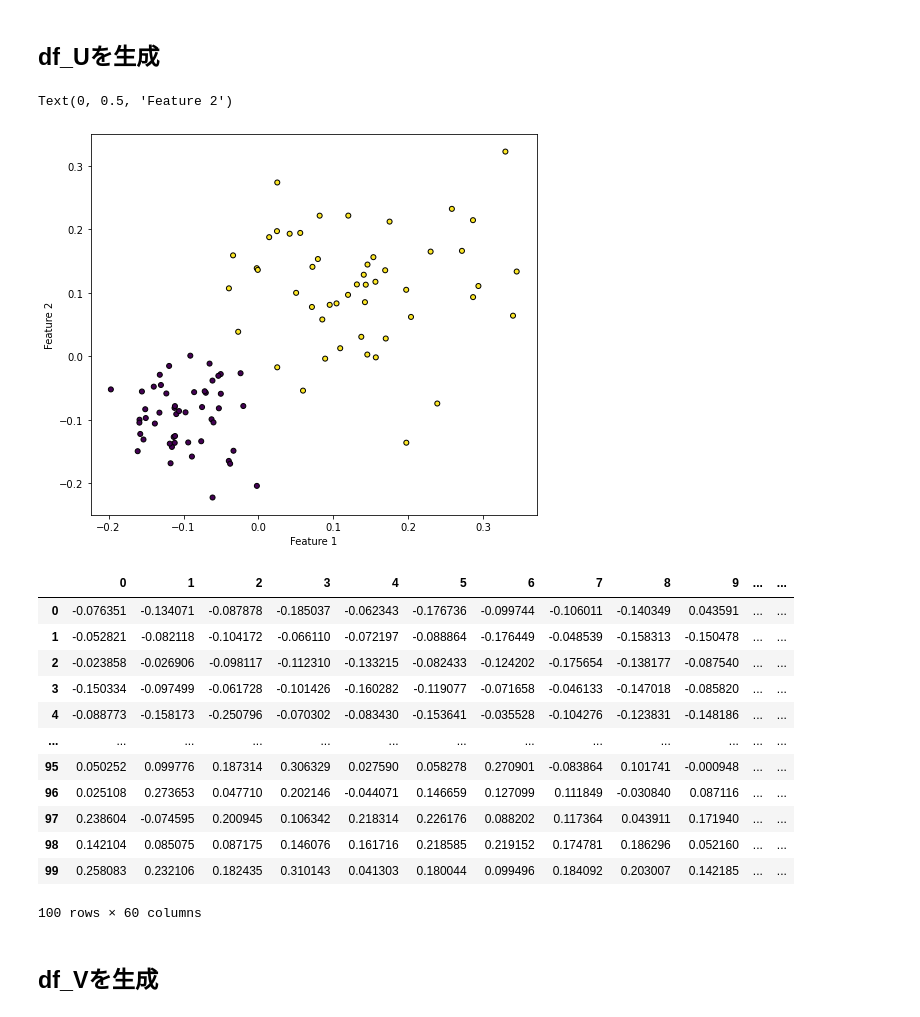
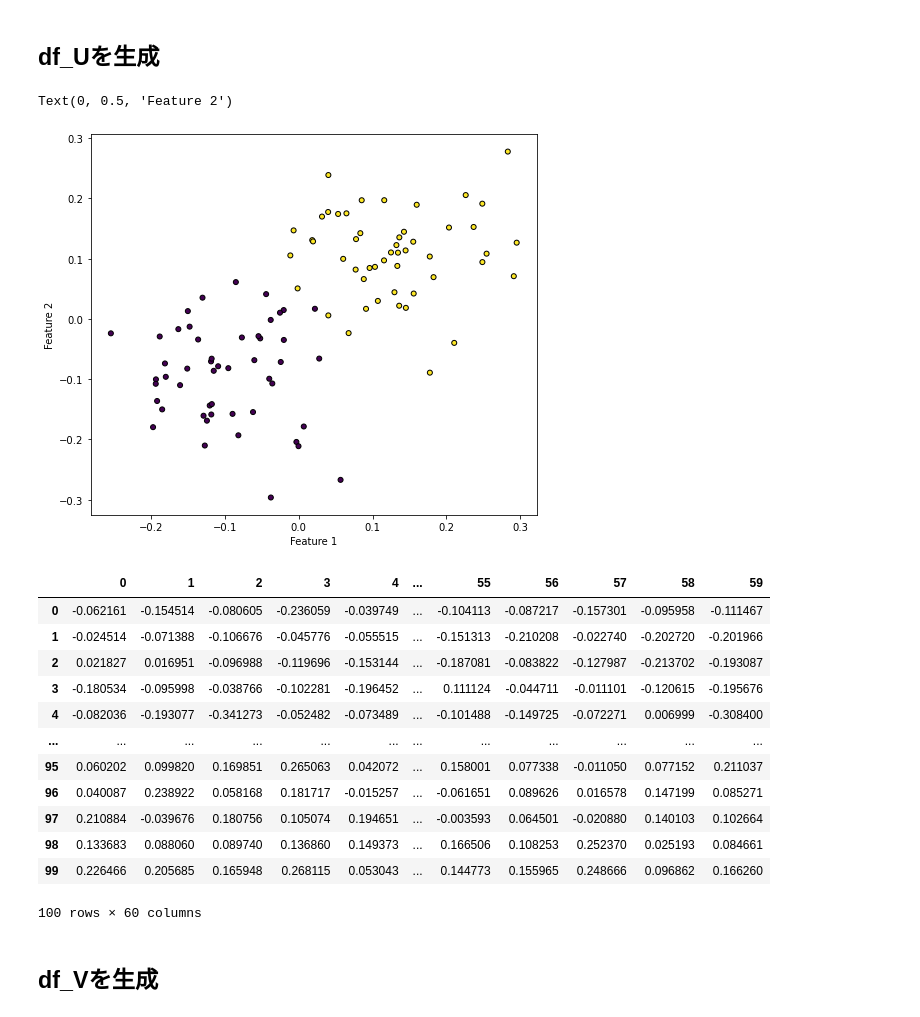
Before and after one commit to Kiyoshi-Inoue/LFACS, a Jupyter notebook: 提案手法1.ipynb, the cells around one changed output. Cells and saved outputs as stored; diff of their text form; code cells hidden in the pictures.

```diff
--- a/提案手法1.ipynb
+++ b/提案手法1.ipynb
@@ -473,7 +647,7 @@ clust_center_2=np.full(n_features,0.1)
 centers=np.array([[clust_center_1],[clust_center_2]])#クラスターの中心の座標を指定
 
 #cluster_std=np.full(len(centers),1.0) #(クラスターの中心数,クラスター内標準偏差)
-cluster_std=np.array([0.05,0.1]) #各クラスターの標準偏差
+cluster_std=np.array([0.08,0.08]) #各クラスターの標準偏差
 
 cum_sum_n_samples = np.cumsum(n_samples_per_center) #累積和の配列を作る
 
@@ -496,26 +670,26 @@ plt.xlabel("Feature 1")
 plt.ylabel("Feature 2")
 # %% [output]
 Text(0, 0.5, 'Feature 2')
-[figure, old version]
+[figure, new version]
 # %%
 #データフレームに変換
-df_U=pd.DataFrame(X)
-df_U_label=y
+df_U=pd.DataFrame(X1)
+df_U_label=y1
 df_U_original=df_U.copy()
 df_U_original
 # %% [output]
-|  | 0 | 1 | 2 | 3 | 4 | 5 | 6 | 7 | 8 | 9 | ... | ... |
-| 0 | -0.076351 | -0.134071 | -0.087878 | -0.185037 | -0.062343 | -0.176736 | -0.099744 | -0.106011 | -0.140349 | 0.043591 | ... | ... |
-| 1 | -0.052821 | -0.082118 | -0.104172 | -0.066110 | -0.072197 | -0.088864 | -0.176449 | -0.048539 | -0.158313 | -0.150478 | ... | ... |
-| 2 | -0.023858 | -0.026906 | -0.098117 | -0.112310 | -0.133215 | -0.082433 | -0.124202 | -0.175654 | -0.138177 | -0.087540 | ... | ... |
-| 3 | -0.150334 | -0.097499 | -0.061728 | -0.101426 | -0.160282 | -0.119077 | -0.071658 | -0.046133 | -0.147018 | -0.085820 | ... | ... |
-| 4 | -0.088773 | -0.158173 | -0.250796 | -0.070302 | -0.083430 | -0.153641 | -0.035528 | -0.104276 | -0.123831 | -0.148186 | ... | ... |
-| ... | ... | ... | ... | ... | ... | ... | ... | ... | ... | ... | ... | ... |
-| 95 | 0.050252 | 0.099776 | 0.187314 | 0.306329 | 0.027590 | 0.058278 | 0.270901 | -0.083864 | 0.101741 | -0.000948 | ... | ... |
-| 96 | 0.025108 | 0.273653 | 0.047710 | 0.202146 | -0.044071 | 0.146659 | 0.127099 | 0.111849 | -0.030840 | 0.087116 | ... | ... |
-| 97 | 0.238604 | -0.074595 | 0.200945 | 0.106342 | 0.218314 | 0.226176 | 0.088202 | 0.117364 | 0.043911 | 0.171940 | ... | ... |
-| 98 | 0.142104 | 0.085075 | 0.087175 | 0.146076 | 0.161716 | 0.218585 | 0.219152 | 0.174781 | 0.186296 | 0.052160 | ... | ... |
-| 99 | 0.258083 | 0.232106 | 0.182435 | 0.310143 | 0.041303 | 0.180044 | 0.099496 | 0.184092 | 0.203007 | 0.142185 | ... | ... |
+|  | 0 | 1 | 2 | 3 | 4 | ... | 55 | 56 | 57 | 58 | 59 |
+| 0 | -0.062161 | -0.154514 | -0.080605 | -0.236059 | -0.039749 | ... | -0.104113 | -0.087217 | -0.157301 | -0.095958 | -0.111467 |
+| 1 | -0.024514 | -0.071388 | -0.106676 | -0.045776 | -0.055515 | ... | -0.151313 | -0.210208 | -0.022740 | -0.202720 | -0.201966 |
+| 2 | 0.021827 | 0.016951 | -0.096988 | -0.119696 | -0.153144 | ... | -0.187081 | -0.083822 | -0.127987 | -0.213702 | -0.193087 |
+| 3 | -0.180534 | -0.095998 | -0.038766 | -0.102281 | -0.196452 | ... | 0.111124 | -0.044711 | -0.011101 | -0.120615 | -0.195676 |
+| 4 | -0.082036 | -0.193077 | -0.341273 | -0.052482 | -0.073489 | ... | -0.101488 | -0.149725 | -0.072271 | 0.006999 | -0.308400 |
+| ... | ... | ... | ... | ... | ... | ... | ... | ... | ... | ... | ... |
+| 95 | 0.060202 | 0.099820 | 0.169851 | 0.265063 | 0.042072 | ... | 0.158001 | 0.077338 | -0.011050 | 0.077152 | 0.211037 |
+| 96 | 0.040087 | 0.238922 | 0.058168 | 0.181717 | -0.015257 | ... | -0.061651 | 0.089626 | 0.016578 | 0.147199 | 0.085271 |
+| 97 | 0.210884 | -0.039676 | 0.180756 | 0.105074 | 0.194651 | ... | -0.003593 | 0.064501 | -0.020880 | 0.140103 | 0.102664 |
+| 98 | 0.133683 | 0.088060 | 0.089740 | 0.136860 | 0.149373 | ... | 0.166506 | 0.108253 | 0.252370 | 0.025193 | 0.084661 |
+| 99 | 0.226466 | 0.205685 | 0.165948 | 0.268115 | 0.053043 | ... | 0.144773 | 0.155965 | 0.248666 | 0.096862 | 0.166260 |
 100 rows × 60 columns
 # %% [markdown]
 ## df_Vを生成
```
Also changed, not shown: parts of 56 cells of this notebook, 1 other file.
